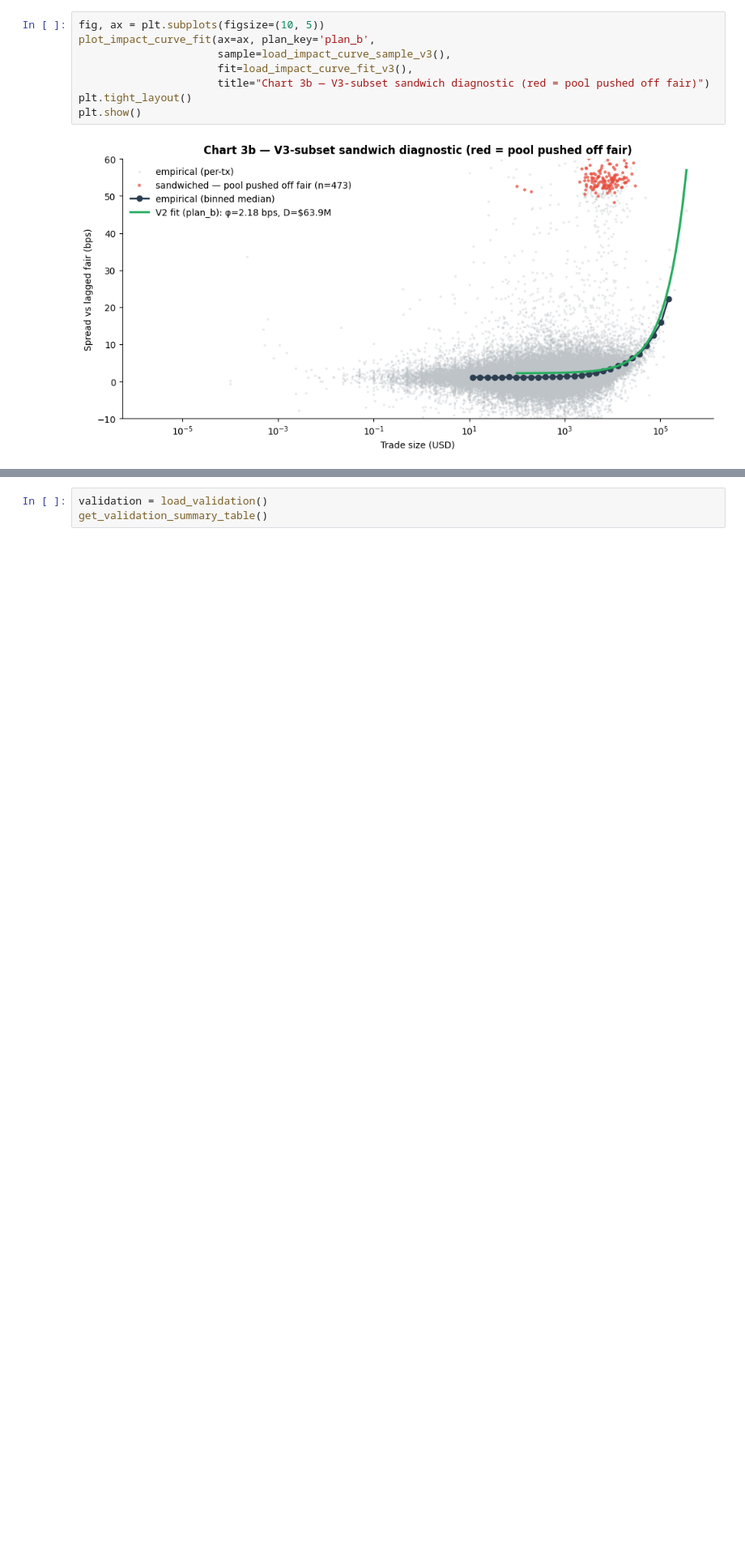
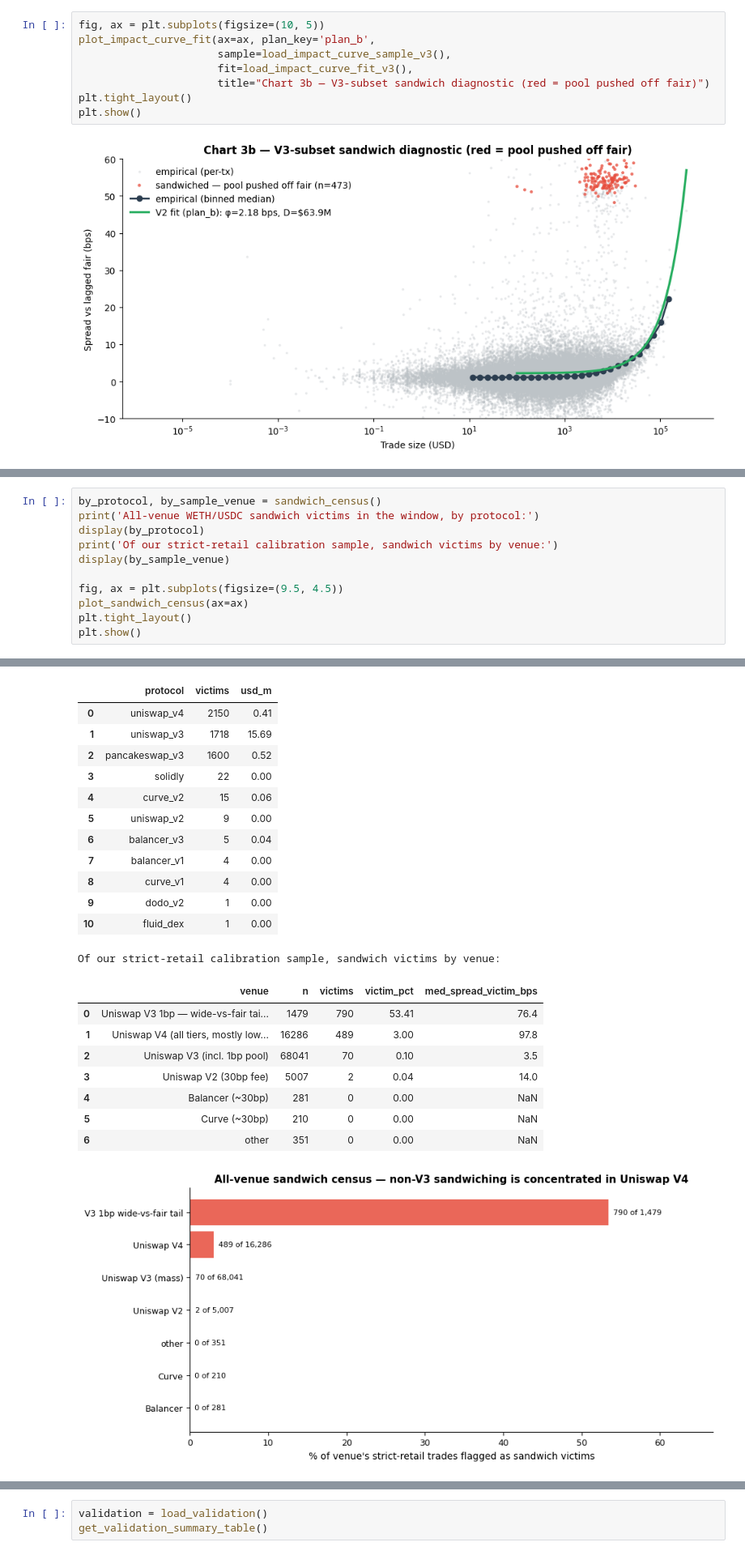
Before and after one commit to wanxinwanxin/amm-gym, a Jupyter notebook: presentation/realistic_simulator.ipynb, the cells around one changed output, grey strips where cells are left out. Shown at 81% size. Saved outputs shown, nothing was run; the diff lists cells and outputs as text; blank space fills up the shorter version.

```diff
--- a/presentation/realistic_simulator.ipynb
+++ b/presentation/realistic_simulator.ipynb
@@ -258,0 +272,12 @@ plt.show()
+# %%
+by_protocol, by_sample_venue = sandwich_census()
+print('All-venue WETH/USDC sandwich victims in the window, by protocol:')
+display(by_protocol)
+print('Of our strict-retail calibration sample, sandwich victims by venue:')
+display(by_sample_venue)
+
+fig, ax = plt.subplots(figsize=(9.5, 4.5))
+plot_sandwich_census(ax=ax)
+plt.tight_layout()
+plt.show()
+# %% [output]
@@ -259,3 +285,25 @@ plt.show()
+|  | protocol | victims | usd_m |
+| 0 | uniswap_v4 | 2150 | 0.41 |
+| 1 | uniswap_v3 | 1718 | 15.69 |
+| 2 | pancakeswap_v3 | 1600 | 0.52 |
+| 3 | solidly | 22 | 0.00 |
+| 4 | curve_v2 | 15 | 0.06 |
+| 5 | uniswap_v2 | 9 | 0.00 |
+| 6 | balancer_v3 | 5 | 0.04 |
+| 7 | balancer_v1 | 4 | 0.00 |
+| 8 | curve_v1 | 4 | 0.00 |
+| 9 | dodo_v2 | 1 | 0.00 |
+| 10 | fluid_dex | 1 | 0.00 |
+Of our strict-retail calibration sample, sandwich victims by venue:
+|  | venue | n | victims | victim_pct | med_spread_victim_bps |
+| 0 | Uniswap V3 1bp — wide-vs-fair tai... | 1479 | 790 | 53.41 | 76.4 |
+| 1 | Uniswap V4 (all tiers, mostly low... | 16286 | 489 | 3.00 | 97.8 |
+| 2 | Uniswap V3 (incl. 1bp pool) | 68041 | 70 | 0.10 | 3.5 |
+| 3 | Uniswap V2 (30bp fee) | 5007 | 2 | 0.04 | 14.0 |
+| 4 | Balancer (~30bp) | 281 | 0 | 0.00 | NaN |
+| 5 | Curve (~30bp) | 210 | 0 | 0.00 | NaN |
+| 6 | other | 351 | 0 | 0.00 | NaN |
+[figure, added]
 # %% [markdown]
 ---
 ## Section 5: Held-out retail validation
```
Also changed, not shown: parts of 2 cells of this notebook, 3 other files.
